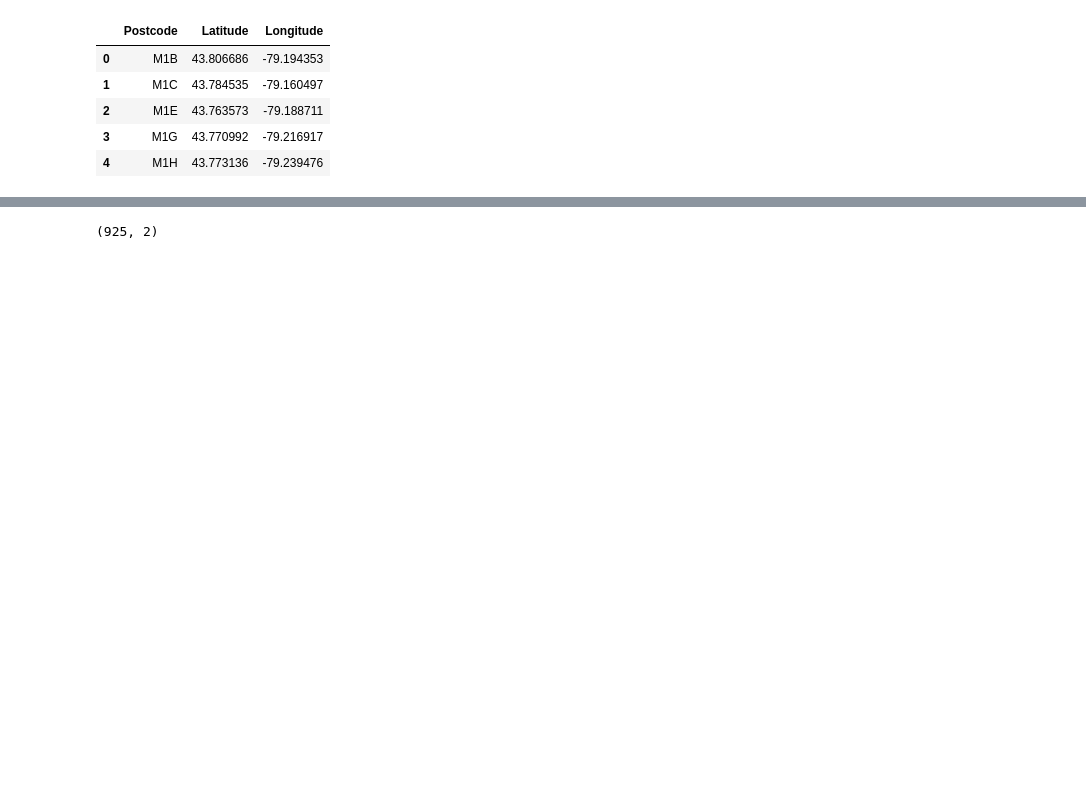
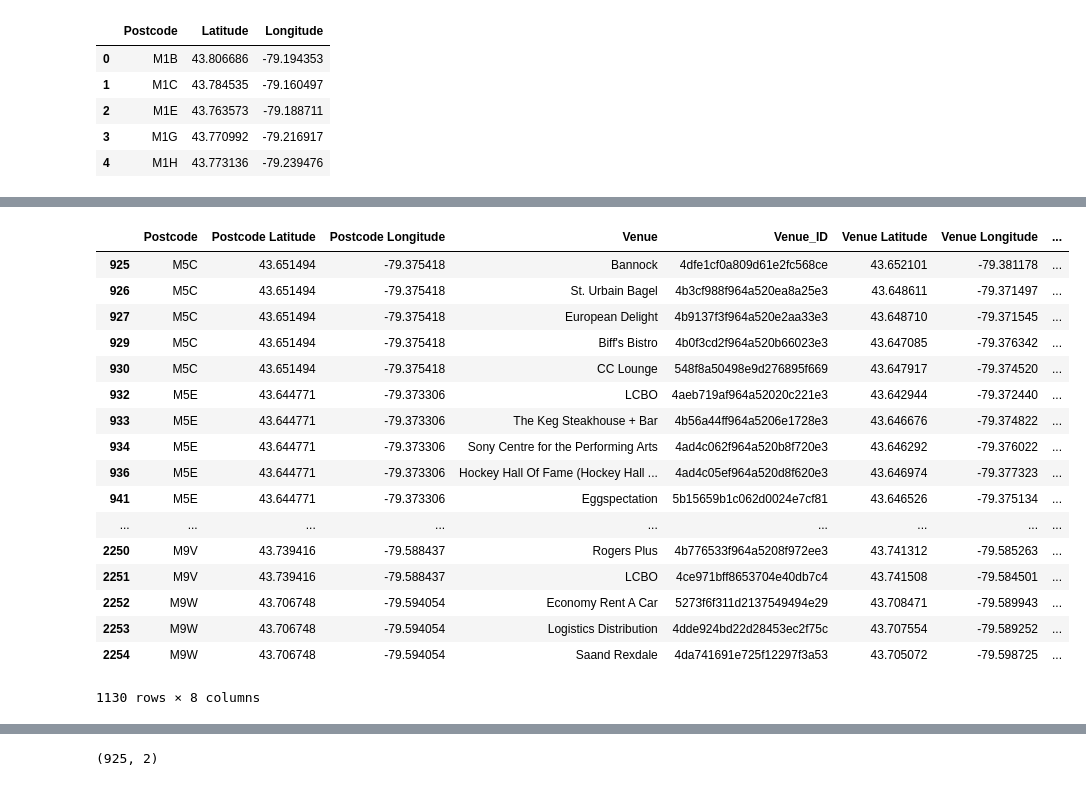
Before and after one commit to benjamin-weller/DataCapstone, a Jupyter notebook: Lunch Options.ipynb, the cells around one changed output, grey strips where cells are left out. Drawn from its saved outputs; the diff is of its cells as text; code cells hidden in the pictures; blank space fills up the shorter version.

```diff
--- a/Lunch Options.ipynb
+++ b/Lunch Options.ipynb
@@ -97,0 +104,21 @@ partial_venues = get_likes(toronto_venues["Venue_ID"])
+# %%
+toronto_venues[~toronto_venues["Venue_ID"].isin(partial_venues.Venue_ID)]
+# %% [output]
+|  | Postcode | Postcode Latitude | Postcode Longitude | Venue | Venue_ID | Venue Latitude | Venue Longitude | ... |
+| 925 | M5C | 43.651494 | -79.375418 | Bannock | 4dfe1cf0a809d61e2fc568ce | 43.652101 | -79.381178 | ... |
+| 926 | M5C | 43.651494 | -79.375418 | St. Urbain Bagel | 4b3cf988f964a520ea8a25e3 | 43.648611 | -79.371497 | ... |
+| 927 | M5C | 43.651494 | -79.375418 | European Delight | 4b9137f3f964a520e2aa33e3 | 43.648710 | -79.371545 | ... |
+| 929 | M5C | 43.651494 | -79.375418 | Biff's Bistro | 4b0f3cd2f964a520b66023e3 | 43.647085 | -79.376342 | ... |
+| 930 | M5C | 43.651494 | -79.375418 | CC Lounge | 548f8a50498e9d276895f669 | 43.647917 | -79.374520 | ... |
+| 932 | M5E | 43.644771 | -79.373306 | LCBO | 4aeb719af964a52020c221e3 | 43.642944 | -79.372440 | ... |
+| 933 | M5E | 43.644771 | -79.373306 | The Keg Steakhouse + Bar | 4b56a44ff964a5206e1728e3 | 43.646676 | -79.374822 | ... |
+| 934 | M5E | 43.644771 | -79.373306 | Sony Centre for the Performing Arts | 4ad4c062f964a520b8f720e3 | 43.646292 | -79.376022 | ... |
+| 936 | M5E | 43.644771 | -79.373306 | Hockey Hall Of Fame (Hockey Hall ... | 4ad4c05ef964a520d8f620e3 | 43.646974 | -79.377323 | ... |
+| 941 | M5E | 43.644771 | -79.373306 | Eggspectation | 5b15659b1c062d0024e7cf81 | 43.646526 | -79.375134 | ... |
+| ... | ... | ... | ... | ... | ... | ... | ... | ... |
+| 2250 | M9V | 43.739416 | -79.588437 | Rogers Plus | 4b776533f964a5208f972ee3 | 43.741312 | -79.585263 | ... |
+| 2251 | M9V | 43.739416 | -79.588437 | LCBO | 4ce971bff8653704e40db7c4 | 43.741508 | -79.584501 | ... |
+| 2252 | M9W | 43.706748 | -79.594054 | Economy Rent A Car | 5273f6f311d2137549494e29 | 43.708471 | -79.589943 | ... |
+| 2253 | M9W | 43.706748 | -79.594054 | Logistics Distribution | 4dde924bd22d28453ec2f75c | 43.707554 | -79.589252 | ... |
+| 2254 | M9W | 43.706748 | -79.594054 | Saand Rexdale | 4da741691e725f12297f3a53 | 43.705072 | -79.598725 | ... |
+1130 rows × 8 columns
```
Also changed, not shown: parts of 22 cells of this notebook, 3 other files.
